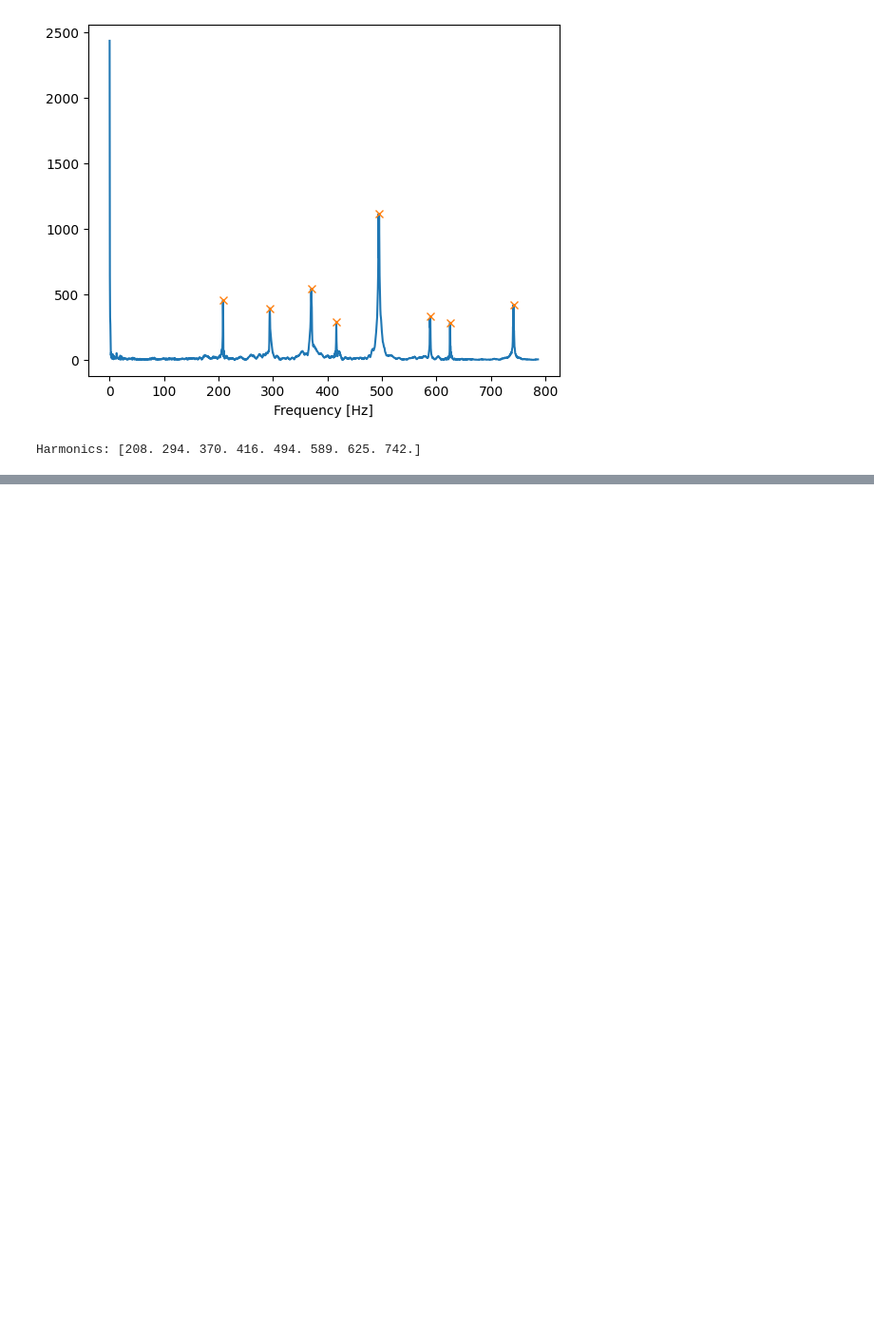
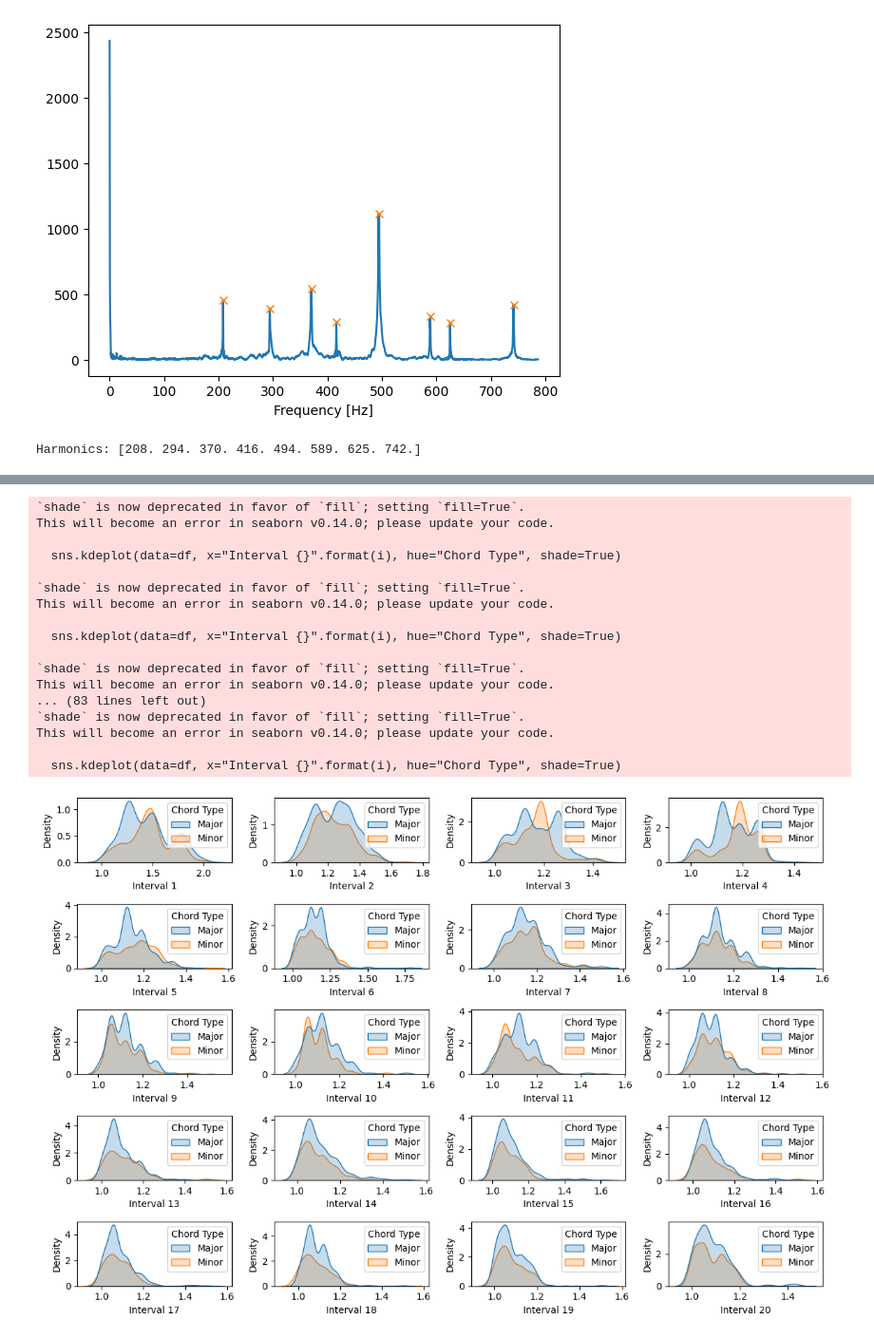
Before and after one commit to AlexanderFasching/AI_Projekt, a Jupyter notebook: Notebook/CC.ipynb, the cells around one changed output, grey strips where cells are left out. Shown at 95% size. Saved outputs shown, nothing was run; the diff lists cells and outputs as text; code cells hidden in the pictures; blank space fills up the shorter version.

```diff
--- a/Notebook/CC.ipynb
+++ b/Notebook/CC.ipynb
@@ -218,0 +309,10 @@ df.head()
+# %%
+df = df_original.copy() # refreshing df
+
+for i in range(1,21):
+    curr_interval = "Interval {}".format(i)
+    curr_harm = "Harmonic {}".format(i+1)
+    prev_harm = "Harmonic {}".format(i)
+    df[curr_interval] = df[curr_harm].div(df[prev_harm], axis=0)
+
+df.head()
@@ -218,0 +327,27 @@ df.head()
+# %%
+# Lets plot them
+fig, axes = plt.subplots(5, 4, figsize=(12, 8))
+for i in range(1,21):
+    plt.subplot(5, 4, i)
+    sns.kdeplot(data=df, x="Interval {}".format(i), hue="Chord Type", shade=True)
+fig.tight_layout()
+plt.show()
+# %% [output]
+`shade` is now deprecated in favor of `fill`; setting `fill=True`.
+This will become an error in seaborn v0.14.0; please update your code.
+
+  sns.kdeplot(data=df, x="Interval {}".format(i), hue="Chord Type", shade=True)
+
+`shade` is now deprecated in favor of `fill`; setting `fill=True`.
+This will become an error in seaborn v0.14.0; please update your code.
+
+  sns.kdeplot(data=df, x="Interval {}".format(i), hue="Chord Type", shade=True)
+
+`shade` is now deprecated in favor of `fill`; setting `fill=True`.
+This will become an error in seaborn v0.14.0; please update your code.
+... (83 lines left out)
+`shade` is now deprecated in favor of `fill`; setting `fill=True`.
+This will become an error in seaborn v0.14.0; please update your code.
+
+  sns.kdeplot(data=df, x="Interval {}".format(i), hue="Chord Type", shade=True)
+[figure, added]
```
Also changed, not shown: parts of 19 cells of this notebook.
